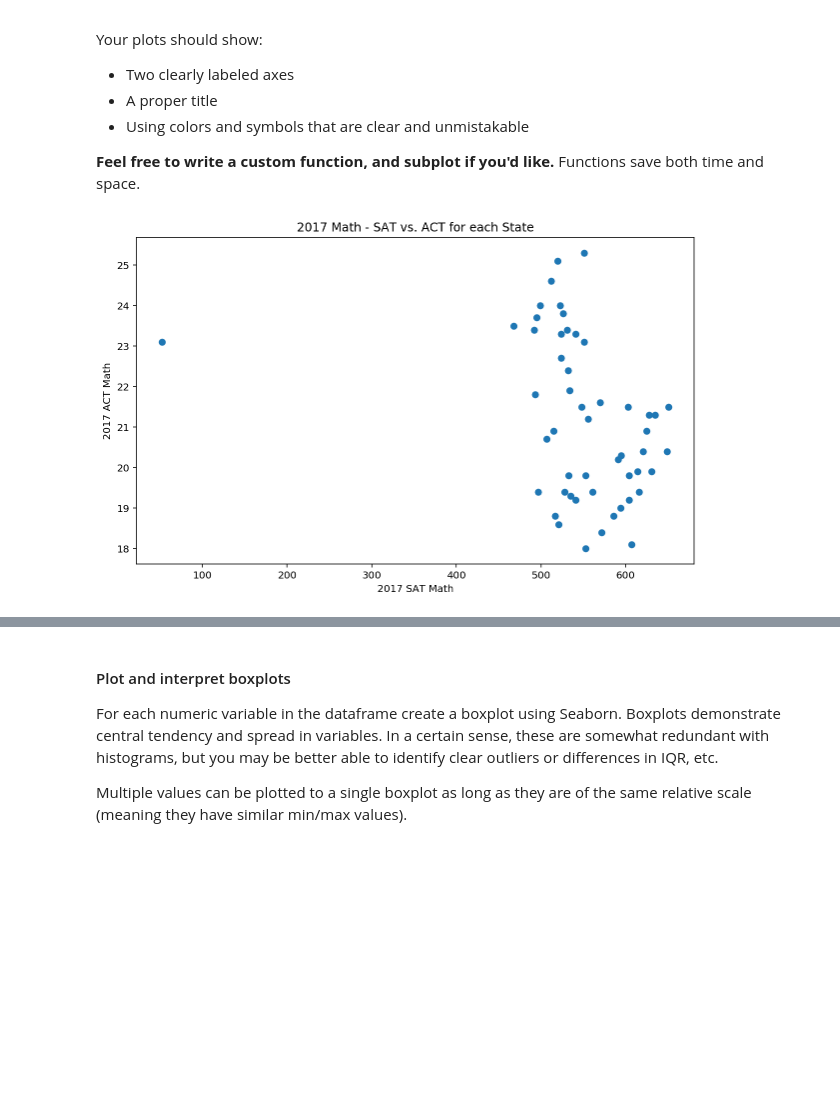
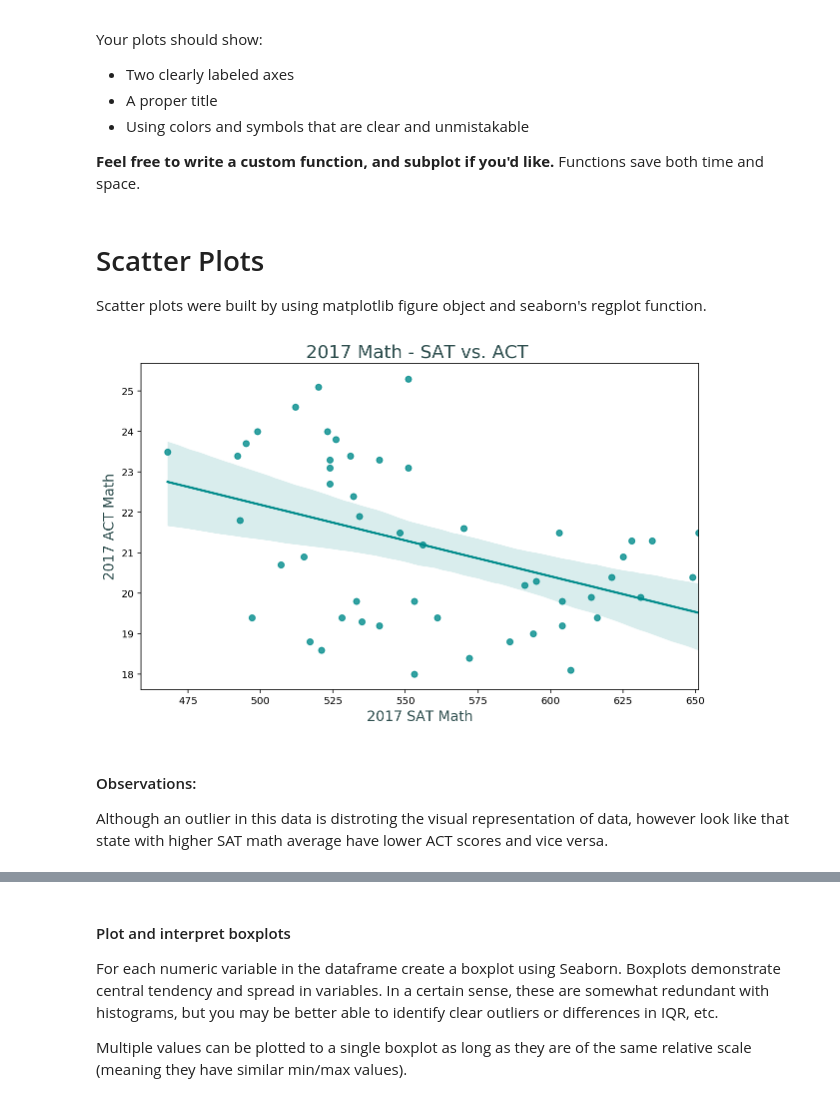
Before and after one commit to sherlocknow/dsiprojects, a Jupyter notebook: project_1/code/Vikas_Kalia_Project_1_final.ipynb, the cells around one changed output, grey strips where cells are left out. Saved outputs shown, nothing was run; the diff lists cells and outputs as text; code cells hidden in the pictures; blank space fills up the shorter version.

```diff
--- a/project_1/code/Vikas_Kalia_Project_1_final.ipynb
+++ b/project_1/code/Vikas_Kalia_Project_1_final.ipynb
@@ -36,4 +37,11 @@ import math as math
 
 %config InlineBackend.figure_format = 'retina'
 %matplotlib inline
+# %%
+# My Custom color and font scheme - to be used across all graphs
+my_title_col = 'darkslategray'
+my_label_col = 'darkslategray'
+my_graph_col = 'darkcyan'
+my_title_font = 18
+my_label_font = 14
 # %% [markdown]
@@ -179,8 +187,3 @@ Observations:
 #### 4c. Fix any errors you identified
 
 **The data is available** so there's no need to guess or calculate anything. If you didn't find any errors, continue to the next step.
-# %%
-#Function to remove 'x' character in one of the cells under Composite
-# columm and converting every cell to float
-def to_float(x):
-    return float(str(x).strip('x'))
@@ -204,3 +204,7 @@ act_17.loc[21,'Science'] = 23.2
 act_17.loc[21,'Science']
 # %% [output]
 23.2
+# %%
+# manually fixed average score for Math test of SAT in 2017
+sat_17.loc[20,'Math'] = 524
+sat_17.loc[20,'Math']
@@ -331,6 +328,13 @@ dtypes: float64(6), object(1)
 memory usage: 3.0+ KB
 # %% [markdown]
 - Fix any individual values preventing other columns from being the appropriate type.
+# %%
+#Function to remove 'x' character in one of the cells under Composite
+# columm and converting every cell to float
+def to_float(x):
+    return float(str(x).replace('x',''))
+# cleaning cell with extra 'x' in Composite' columm
+act_17['Composite'] = act_17['Composite'].apply(to_float)
 # %% [markdown]
 - Finish your data modifications by making sure the columns are now typed appropriately.
 # %% [markdown]
@@ -997,18 +1077,18 @@ Your plots should show:
 - Using colors and symbols that are clear and unmistakable
 
 **Feel free to write a custom function, and subplot if you'd like.** Functions save both time and space.
+# %% [markdown]
+# Scatter Plots
+Scatter plots were built by using matplotlib figure object and seaborn's regplot function.
 # %%
 # Scatter plot for '2017 SAT Average Math score and 2017 ACT Average Math score'
 fig, ax = plt.subplots(figsize=(10,6))
-
-scatter_pl = ax.scatter(x=sat_act_final["sat17_math"],
-                        y=sat_act_final["act17_math"]);
-
-ax.set(title = "2017 Math - SAT vs. ACT for each State",
-       xlabel = "2017 SAT Math",
-       ylabel = "2017 ACT Math");
-
-#add a legend
-#ax.legend(*scatter_pl.legend_elements(),title="Scores");
+ax = sns.regplot(x=sat_act_final["sat17_math"],y=sat_act_final["act17_math"], color=my_graph_col);
+ax.set_title("2017 Math - SAT vs. ACT ",color=my_title_col, fontsize = my_title_font);
+ax.set_xlabel("2017 SAT Math",color=my_label_col, fontsize = my_label_font);
+ax.set_ylabel("2017 ACT Math",color=my_label_col, fontsize = my_label_font);
 # %% [output]
-[figure, old version]
+[figure, new version]
+# %% [markdown]
+#### Observations:
+Although an outlier in this data is distroting the visual representation of data, however look like that state with higher SAT math average have lower ACT scores and vice versa.
```
Also changed, not shown: parts of 129 cells of this notebook, 14 other files.
